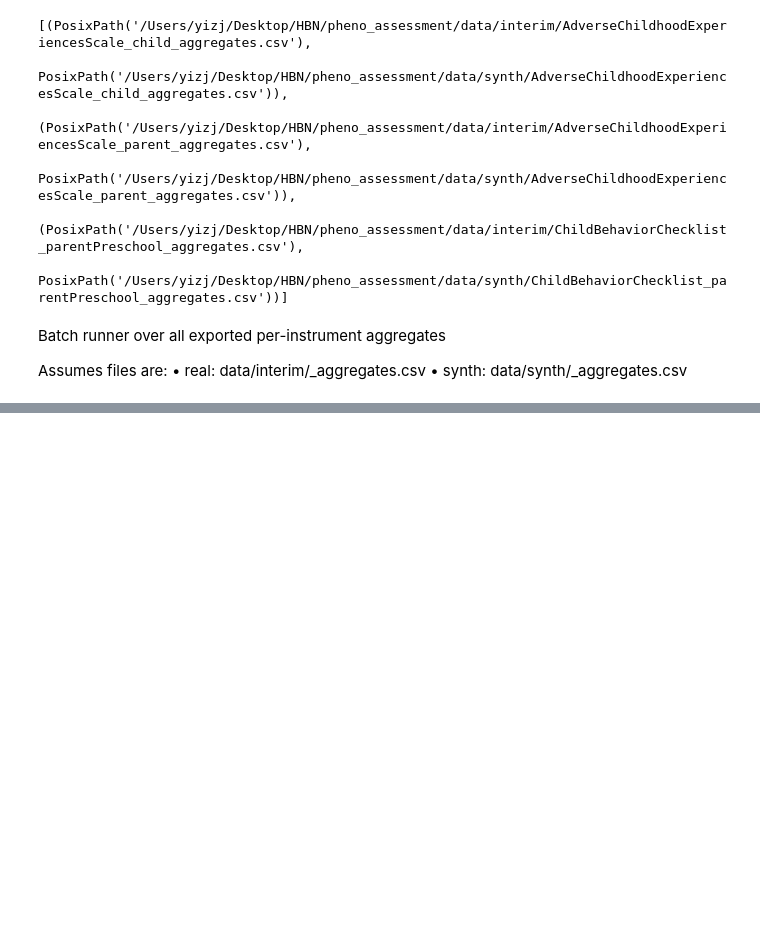
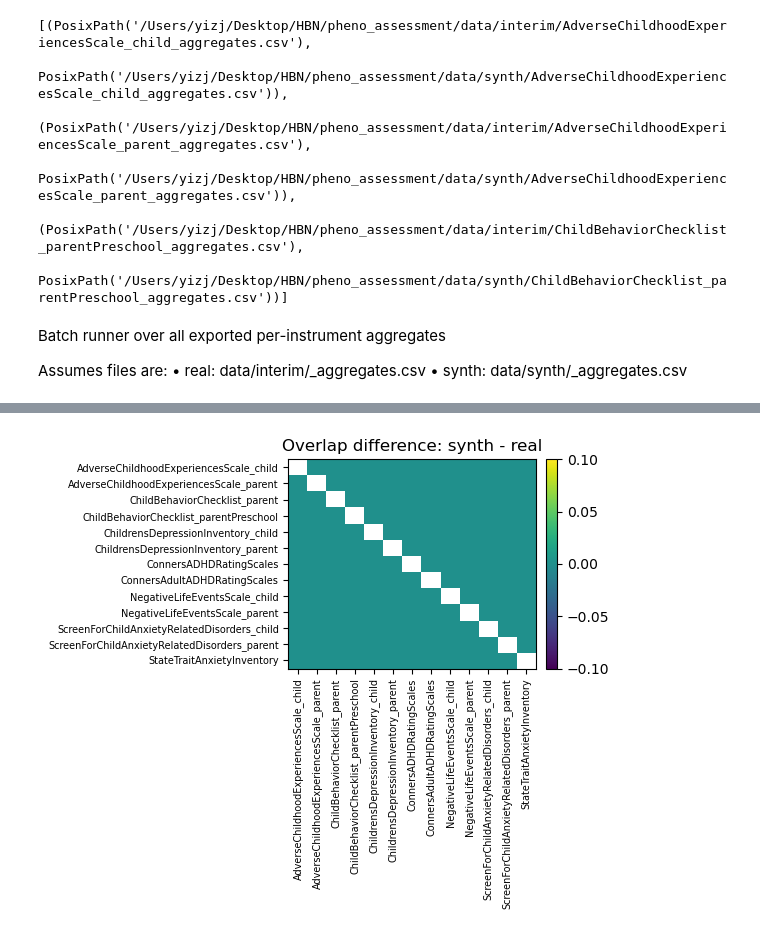
Before and after one commit to beaverjuly/HealthyBrainNetwork, a Jupyter notebook: pheno_assessment/notebooks/syntheticData.ipynb, the cells around one changed output, grey strips where cells are left out. Drawn from its saved outputs; the diff is of its cells as text; code cells hidden in the pictures; blank space fills up the shorter version.

```diff
--- a/pheno_assessment/notebooks/syntheticData.ipynb
+++ b/pheno_assessment/notebooks/syntheticData.ipynb
@@ -826,0 +906,14 @@ run_all_pairs(pairs, top_k=8, show_corr=True, min_corr_nonmissing=50, dist_mode=
+# %%
+from itertools import combinations
+
+def load_all_aggregates(pairs):
+    real_by_name = {}
+    synth_by_name = {}
+    for real_path, synth_path in pairs:
+        name = real_path.stem.replace("_aggregates", "")
+        real_by_name[name] = load_csv(real_path)
+        synth_by_name[name] = load_csv(synth_path)
+    return real_by_name, synth_by_name
+
+real_by_name, synth_by_name = load_all_aggregates(pairs)
+list(real_by_name.keys())[:5]
@@ -826,0 +1004,31 @@ run_all_pairs(pairs, top_k=8, show_corr=True, min_corr_nonmissing=50, dist_mode=
+# %%
+def overlap_matrix(real_by_name, synth_by_name, which="real"):
+    names = sorted(real_by_name.keys())
+    n = len(names)
+    mat = np.zeros((n, n), dtype=float)
+
+    for i, a in enumerate(names):
+        for j, b in enumerate(names):
+            if i == j:
+                mat[i, j] = np.nan
+                continue
+            ra = set(real_by_name[a]["subject_id"].astype(str))
+            rb = set(real_by_name[b]["subject_id"].astype(str))
+            sa = set(synth_by_name[a]["subject_id"].astype(str))
+            sb = set(synth_by_name[b]["subject_id"].astype(str))
+            mat[i, j] = len((ra & rb) if which == "real" else (sa & sb))
+    return names, mat
+
+names, mat_real  = overlap_matrix(real_by_name, synth_by_name, which="real")
+_,     mat_synth = overlap_matrix(real_by_name, synth_by_name, which="synth")
+
+fig, ax = plt.subplots(figsize=(6, 5))
+im = ax.imshow(mat_synth - mat_real, aspect="auto")  # difference matrix
+fig.colorbar(im, ax=ax, fraction=0.046, pad=0.04)
+ax.set_title("Overlap difference: synth - real")
+ax.set_xticks(range(len(names))); ax.set_xticklabels(names, rotation=90, fontsize=7)
+ax.set_yticks(range(len(names))); ax.set_yticklabels(names, fontsize=7)
+fig.tight_layout()
+plt.show()
+# %% [output]
+[figure, added]
```
Also changed, not shown: parts of 22 cells of this notebook, 14 other files.
